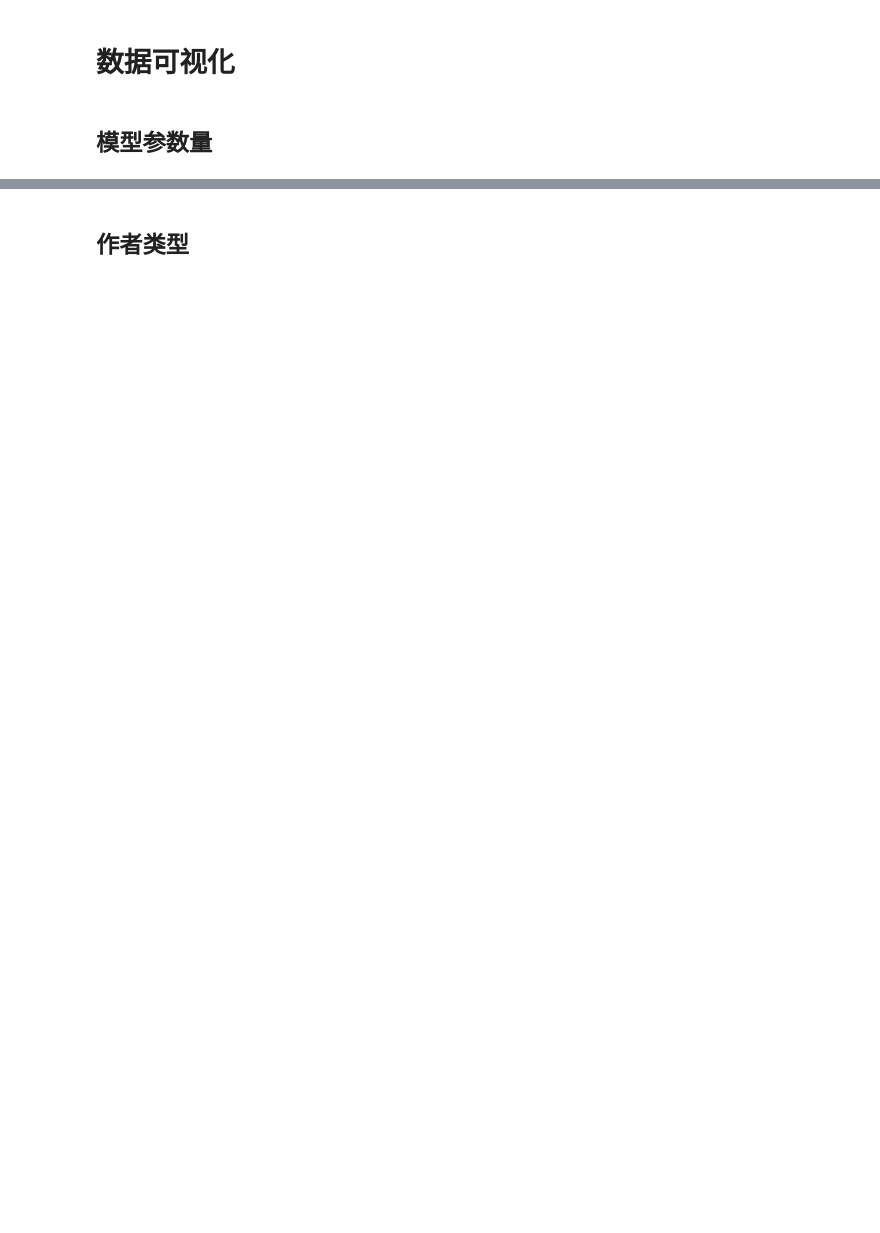
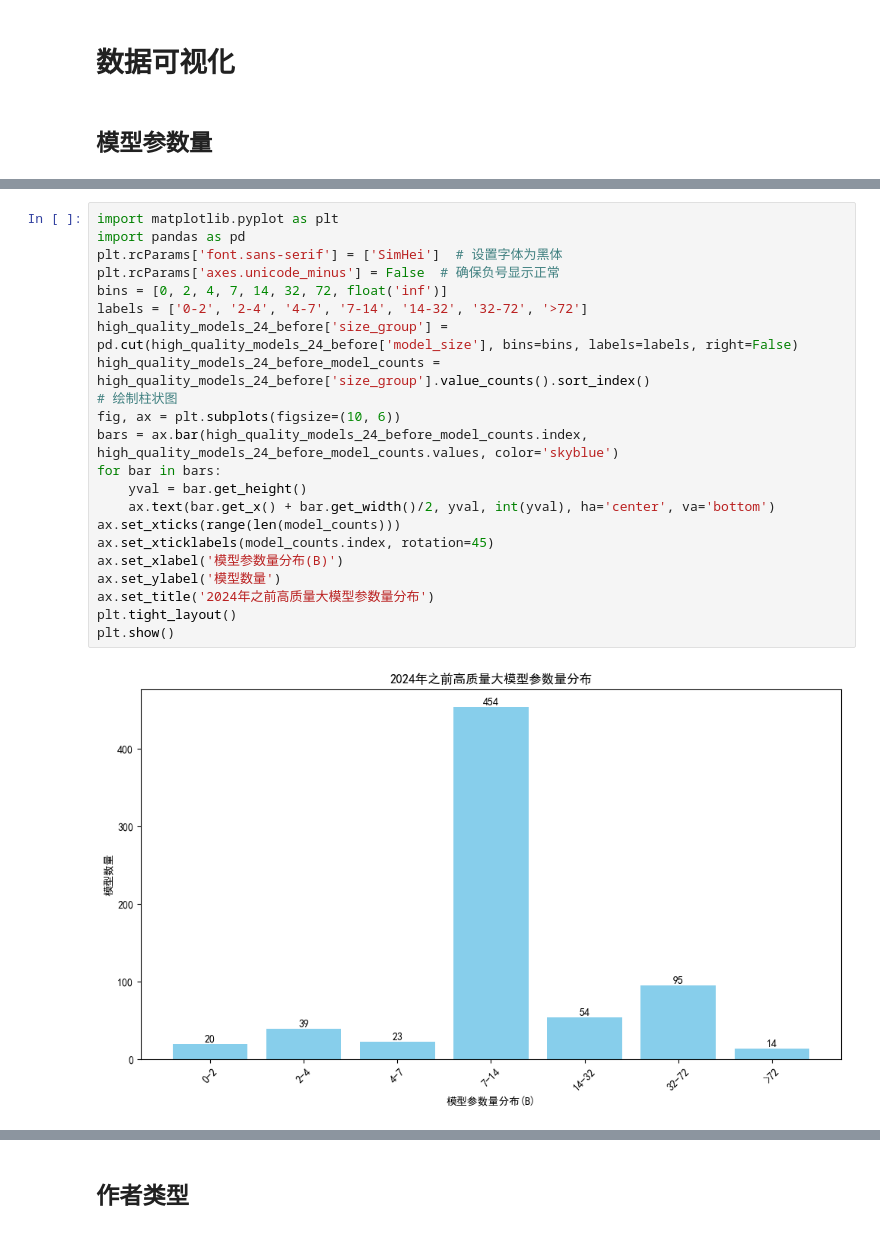
Before and after one commit to yansirgood/DL-course-labs, a Jupyter notebook: LLM-overview/report.ipynb, the cells around one changed output, grey strips where cells are left out. Saved outputs shown, nothing was run; the diff lists cells and outputs as text; blank space fills up the shorter version.

```diff
--- a/LLM-overview/report.ipynb
+++ b/LLM-overview/report.ipynb
@@ -404,0 +393,24 @@ high_quality_models_24_after.describe()
+# %%
+import matplotlib.pyplot as plt
+import pandas as pd
+plt.rcParams['font.sans-serif'] = ['SimHei']  # 设置字体为黑体
+plt.rcParams['axes.unicode_minus'] = False  # 确保负号显示正常
+bins = [0, 2, 4, 7, 14, 32, 72, float('inf')]
+labels = ['0-2', '2-4', '4-7', '7-14', '14-32', '32-72', '>72']
+high_quality_models_24_before['size_group'] = pd.cut(high_quality_models_24_before['model_size'], bins=bins, labels=labels, right=False)
+high_quality_models_24_before_model_counts = high_quality_models_24_before['size_group'].value_counts().sort_index()
+# 绘制柱状图
+fig, ax = plt.subplots(figsize=(10, 6))
+bars = ax.bar(high_quality_models_24_before_model_counts.index, high_quality_models_24_before_model_counts.values, color='skyblue')
+for bar in bars:
+    yval = bar.get_height()
+    ax.text(bar.get_x() + bar.get_width()/2, yval, int(yval), ha='center', va='bottom')
+ax.set_xticks(range(len(model_counts)))
+ax.set_xticklabels(model_counts.index, rotation=45)
+ax.set_xlabel('模型参数量分布(B)')
+ax.set_ylabel('模型数量')
+ax.set_title('2024年之前高质量大模型参数量分布')
+plt.tight_layout()
+plt.show()
+# %% [output]
+[figure, added]
```
Also changed, not shown: parts of 37 cells of this notebook.
